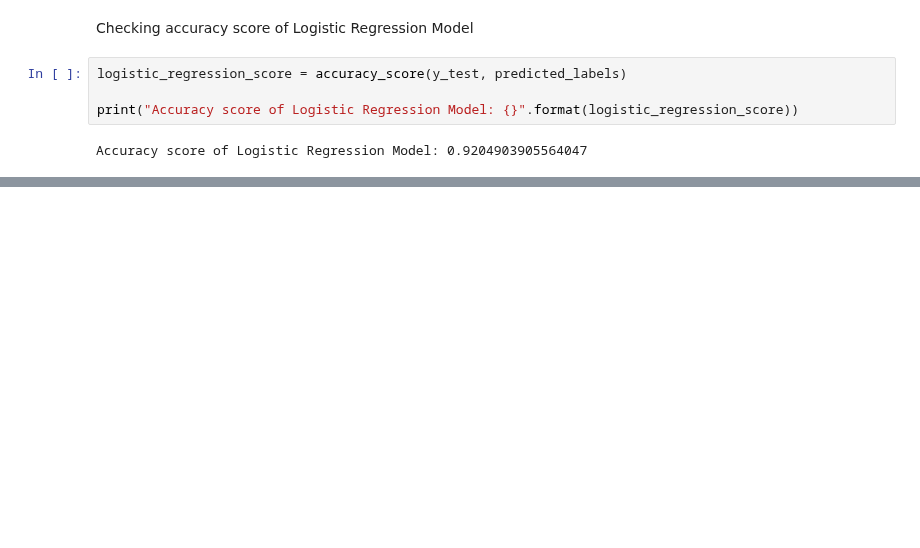
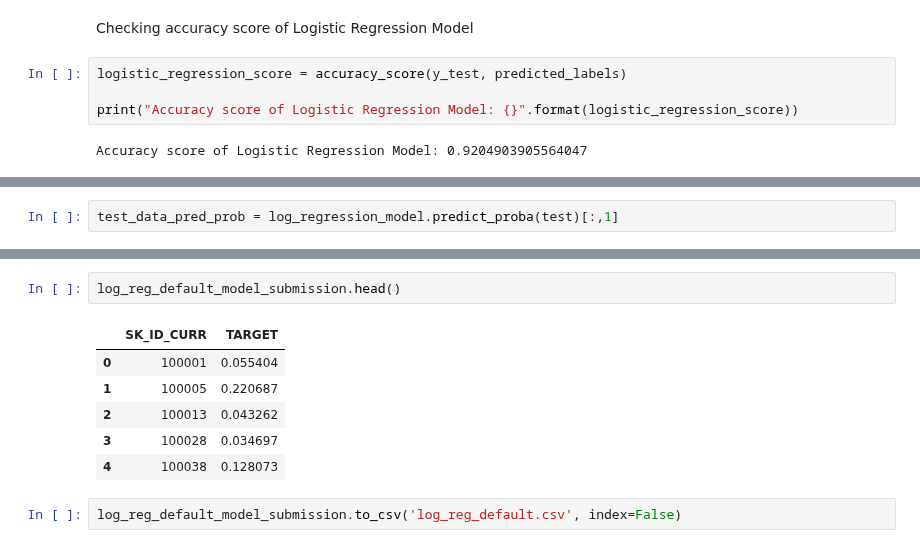
Before and after one commit to ASzwarc/HomeCreditDefaultRisk, a Jupyter notebook: HomeCreditDefaultRisk_Solution.ipynb, the cells around one changed output, grey strips where cells are left out. Saved outputs shown, nothing was run; the diff lists cells and outputs as text; blank space fills up the shorter version.

```diff
--- a/HomeCreditDefaultRisk_Solution.ipynb
+++ b/HomeCreditDefaultRisk_Solution.ipynb
@@ -794,0 +798,2 @@ plot_roc_curve_for_model(y_test, predicted_labels, "ROC for Logistic Regression
+# %%
+test_data_pred_prob = log_regression_model.predict_proba(test)[:,1]
@@ -794,0 +808,11 @@ plot_roc_curve_for_model(y_test, predicted_labels, "ROC for Logistic Regression
+# %%
+log_reg_default_model_submission.head()
+# %% [output]
+|  | SK_ID_CURR | TARGET |
+| 0 | 100001 | 0.055404 |
+| 1 | 100005 | 0.220687 |
+| 2 | 100013 | 0.043262 |
+| 3 | 100028 | 0.034697 |
+| 4 | 100038 | 0.128073 |
+# %%
+log_reg_default_model_submission.to_csv('log_reg_default.csv', index=False)
```
Also changed, not shown: parts of 6 cells of this notebook.
